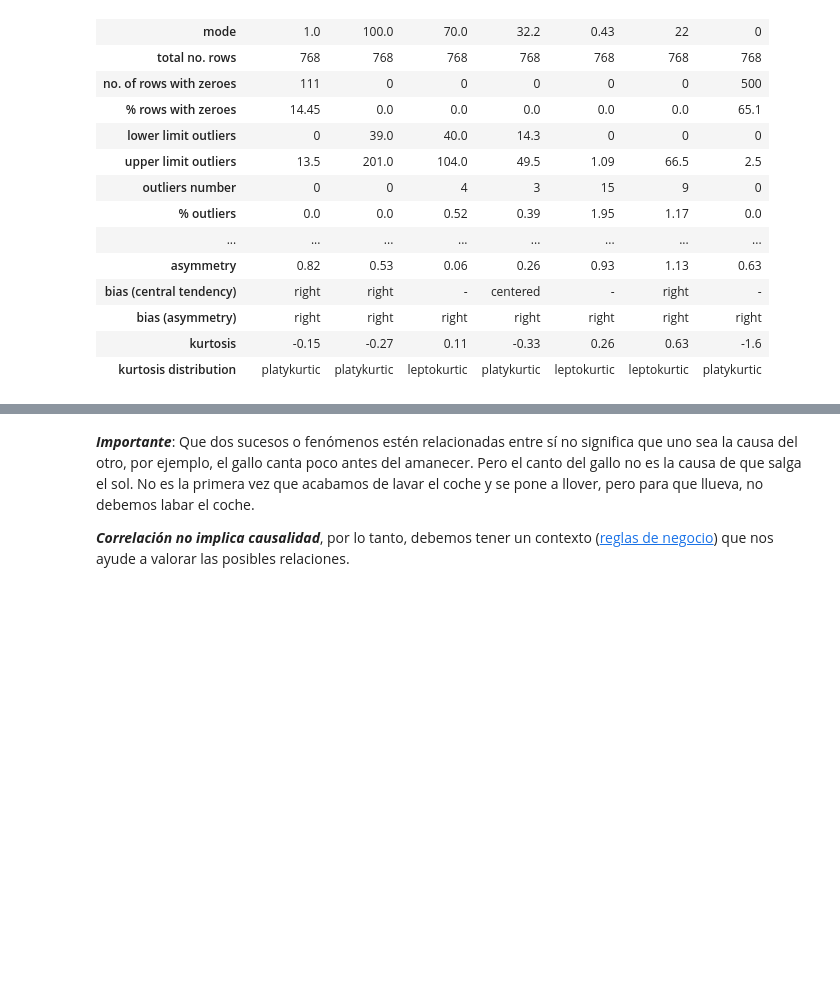
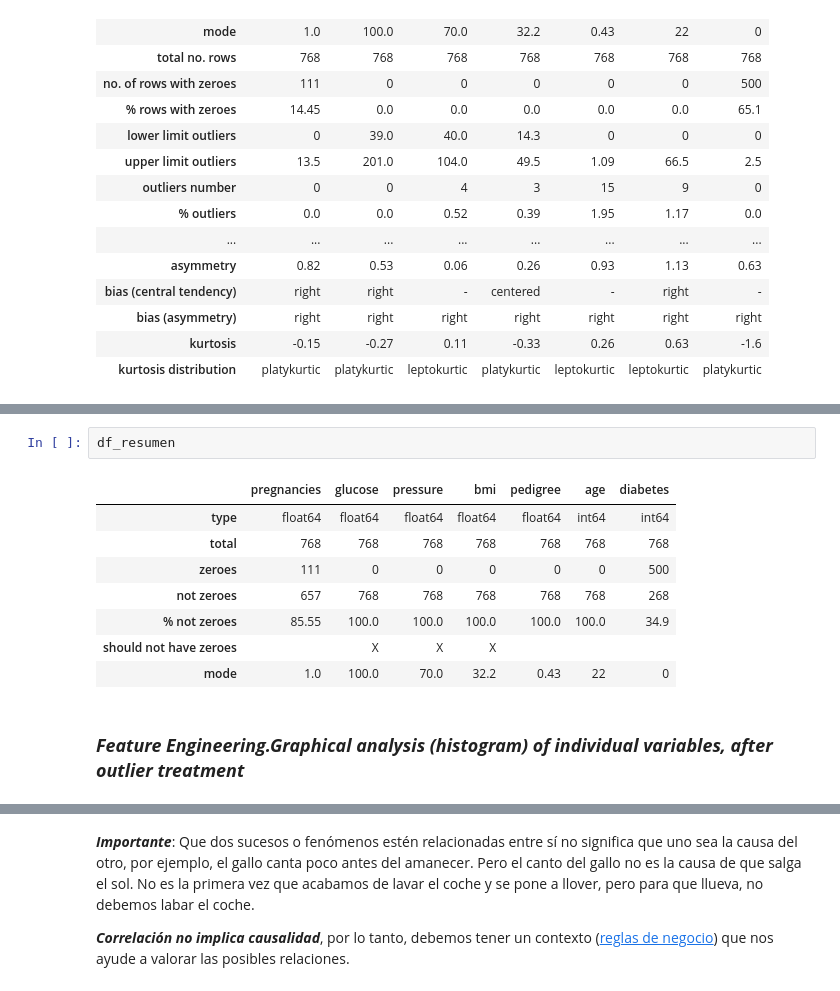
Before and after one commit to ddasilva64/DECTRE24001esp, a Jupyter notebook: projects/PRODIA001/PRODIA001.ipynb, the cells around one changed output, grey strips where cells are left out. Drawn from its saved outputs; the diff is of its cells as text; blank space fills up the shorter version.

```diff
--- a/projects/PRODIA001/PRODIA001.ipynb
+++ b/projects/PRODIA001/PRODIA001.ipynb
@@ -472,0 +406,13 @@ df_data_estadistImc
+# %%
+df_resumen
+# %% [output]
+|  | pregnancies | glucose | pressure | bmi | pedigree | age | diabetes |
+| type | float64 | float64 | float64 | float64 | float64 | int64 | int64 |
+| total | 768 | 768 | 768 | 768 | 768 | 768 | 768 |
+| zeroes | 111 | 0 | 0 | 0 | 0 | 0 | 500 |
+| not zeroes | 657 | 768 | 768 | 768 | 768 | 768 | 268 |
+| % not zeroes | 85.55 | 100.0 | 100.0 | 100.0 | 100.0 | 100.0 | 34.9 |
+| should not have zeroes |  | X | X | X |  |  |  |
+| mode | 1.0 | 100.0 | 70.0 | 32.2 | 0.43 | 22 | 0 |
+# %% [markdown]
+### ***Feature Engineering.Graphical analysis (histogram) of individual variables, after outlier treatment***
```
Also changed, not shown: parts of 50 cells of this notebook, 11 other files.
